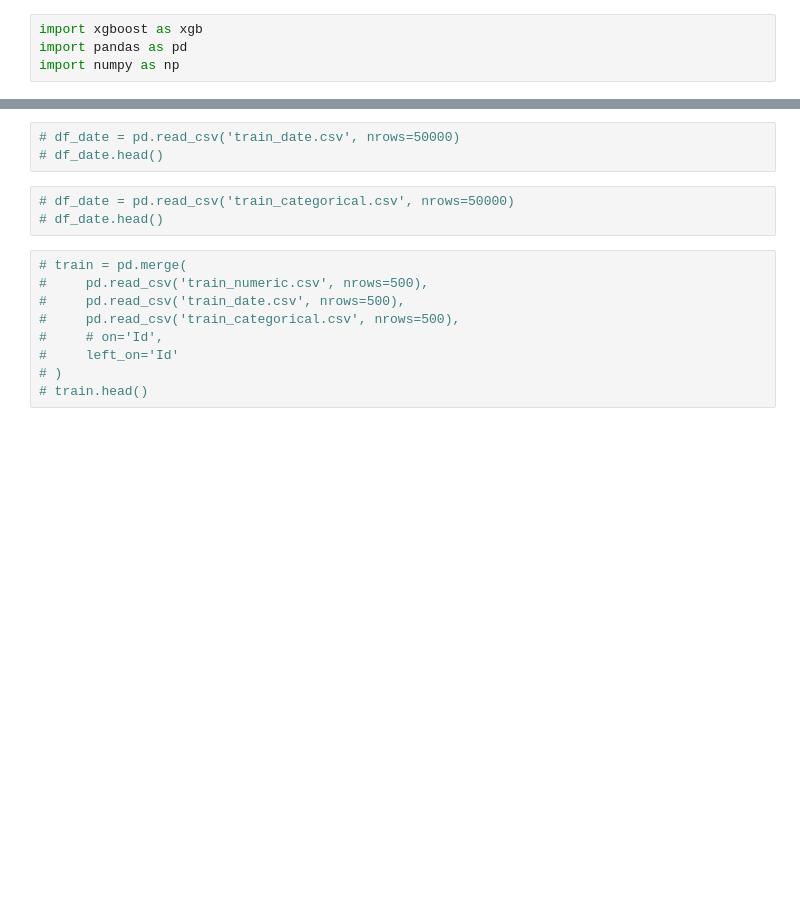
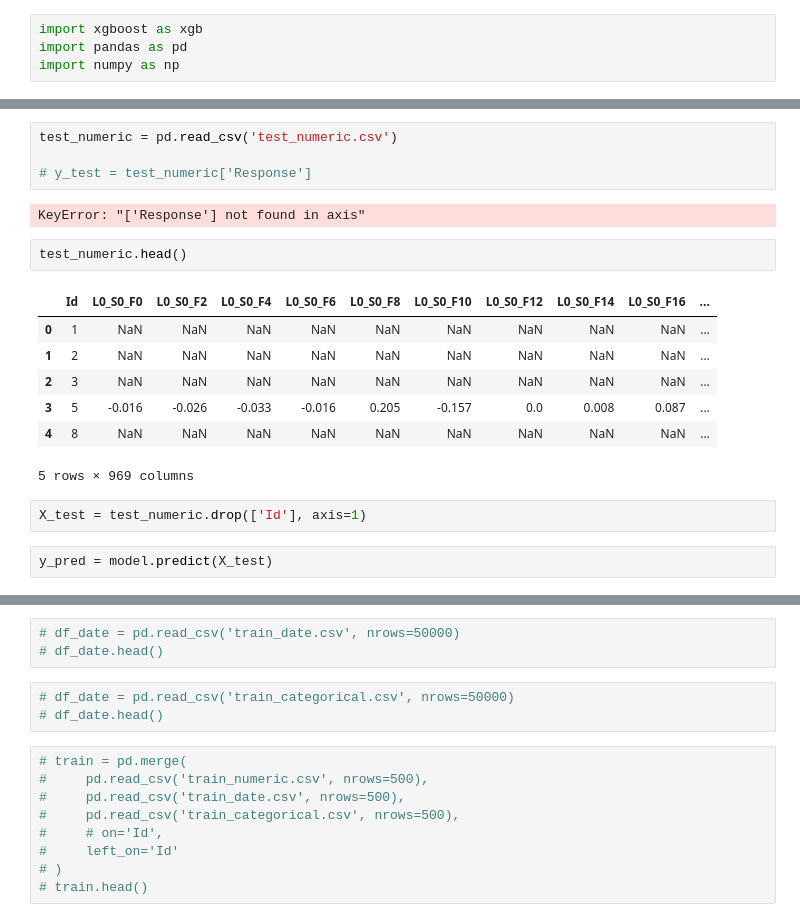
Before and after one commit to JeanFraga/Sprint-Challenge-Build-Week, a Jupyter notebook: kaggle-Bosch.ipynb, the cells around one changed output, grey strips where cells are left out. Drawn from its saved outputs; the diff is of its cells as text; blank space fills up the shorter version.

```diff
--- a/kaggle-Bosch.ipynb
+++ b/kaggle-Bosch.ipynb
@@ -15,0 +32,20 @@ df_numeric.head()
+# %%
+test_numeric = pd.read_csv('test_numeric.csv')
+
+# y_test = test_numeric['Response']
+# %% [output]
+KeyError: "['Response'] not found in axis"
+# %%
+test_numeric.head()
+# %% [output]
+|  | Id | L0_S0_F0 | L0_S0_F2 | L0_S0_F4 | L0_S0_F6 | L0_S0_F8 | L0_S0_F10 | L0_S0_F12 | L0_S0_F14 | L0_S0_F16 | ... |
+| 0 | 1 | NaN | NaN | NaN | NaN | NaN | NaN | NaN | NaN | NaN | ... |
+| 1 | 2 | NaN | NaN | NaN | NaN | NaN | NaN | NaN | NaN | NaN | ... |
+| 2 | 3 | NaN | NaN | NaN | NaN | NaN | NaN | NaN | NaN | NaN | ... |
+| 3 | 5 | -0.016 | -0.026 | -0.033 | -0.016 | 0.205 | -0.157 | 0.0 | 0.008 | 0.087 | ... |
+| 4 | 8 | NaN | NaN | NaN | NaN | NaN | NaN | NaN | NaN | NaN | ... |
+5 rows × 969 columns
+# %%
+X_test = test_numeric.drop(['Id'], axis=1)
+# %%
+y_pred = model.predict(X_test)
```
Also changed, not shown: parts of 19 cells of this notebook.
